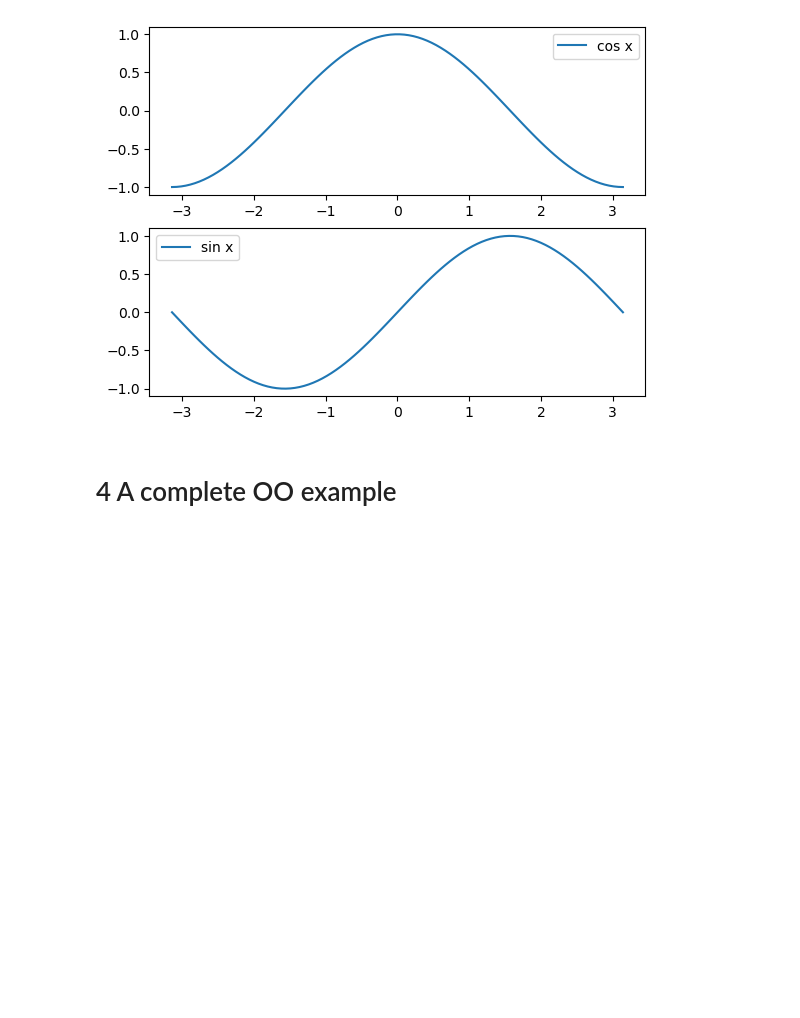
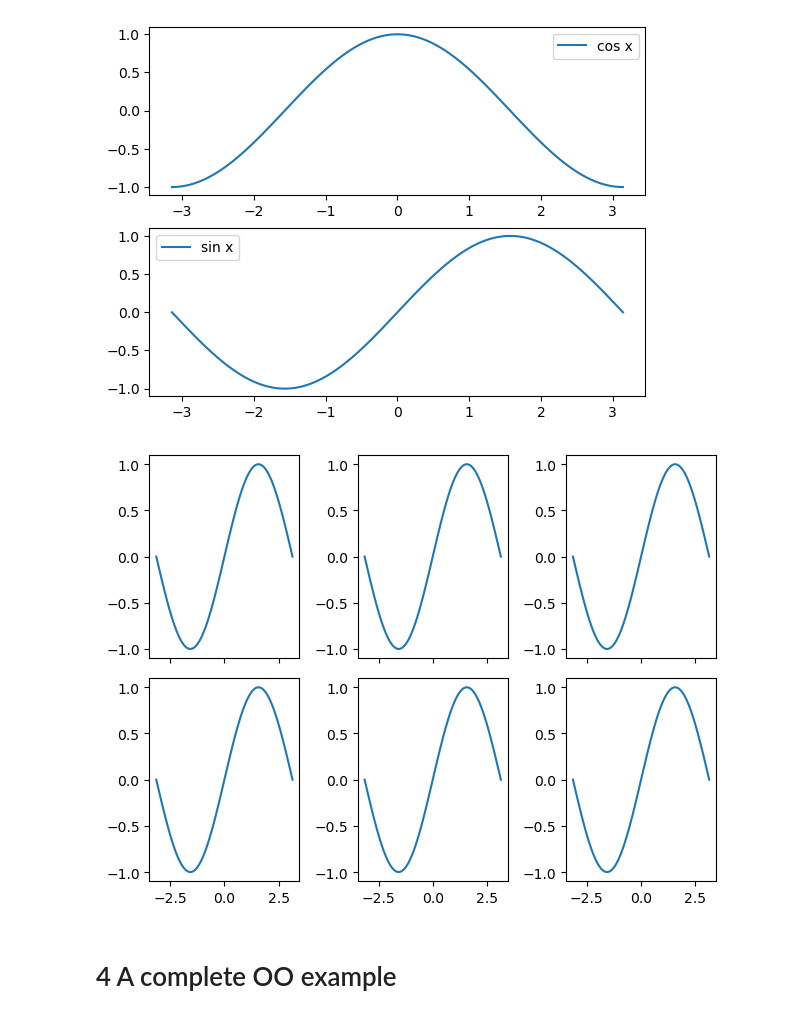
Before and after one commit to SPS-SP2273/learning-portfolio-2024-aug-Winsty03, a Jupyter notebook: 7.1_plotting/plotting_(good).ipynb, the cells around one changed output. Drawn from its saved outputs; the diff is of its cells as text; code cells hidden in the pictures; blank space fills up the shorter version.

```diff
--- a/7.1_plotting/plotting_(good).ipynb
+++ b/7.1_plotting/plotting_(good).ipynb
@@ -59,6 +59,22 @@ ax[1].legend()
 # %% [output]
 <matplotlib.legend.Legend at 0x...>
 [figure]
+# %%
+from matplotlib import pyplot as plt
+import numpy as np
+
+
+x =  np.linspace(-np.pi, np.pi, num=100)
+sin_x = np.sin(x)
+
+fig, ax = plt.subplots(nrows = 2, ncols=3, sharex = True) #,figsize = (10,3))
+
+for a in ax.flatten():
+    a.plot(x, sin_x)
+
+plt.tight_layout()
+# %% [output]
+[figure, added]
 # %% [markdown]
 # 4 A complete OO example
 # %% [markdown]
```
Also changed, not shown: 1 other file.
